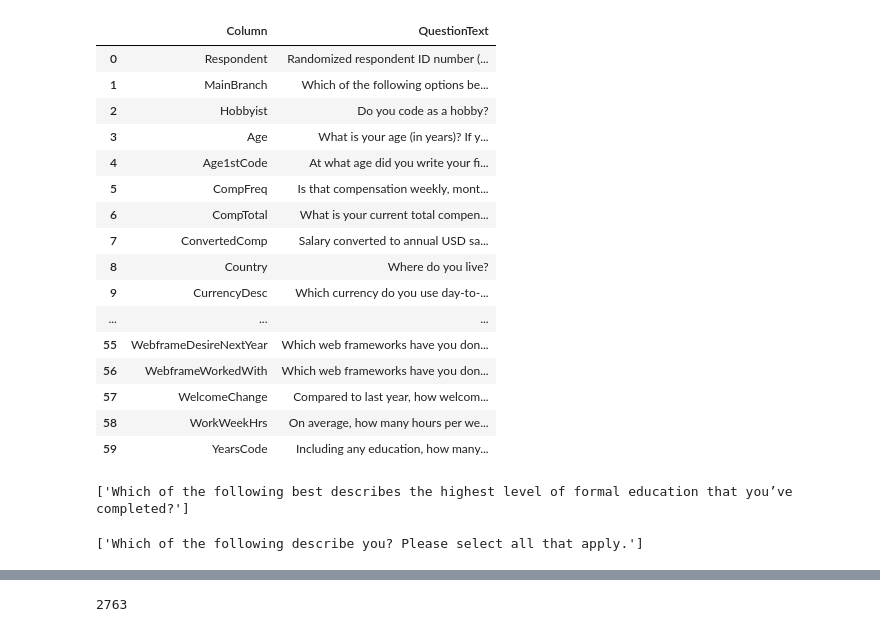
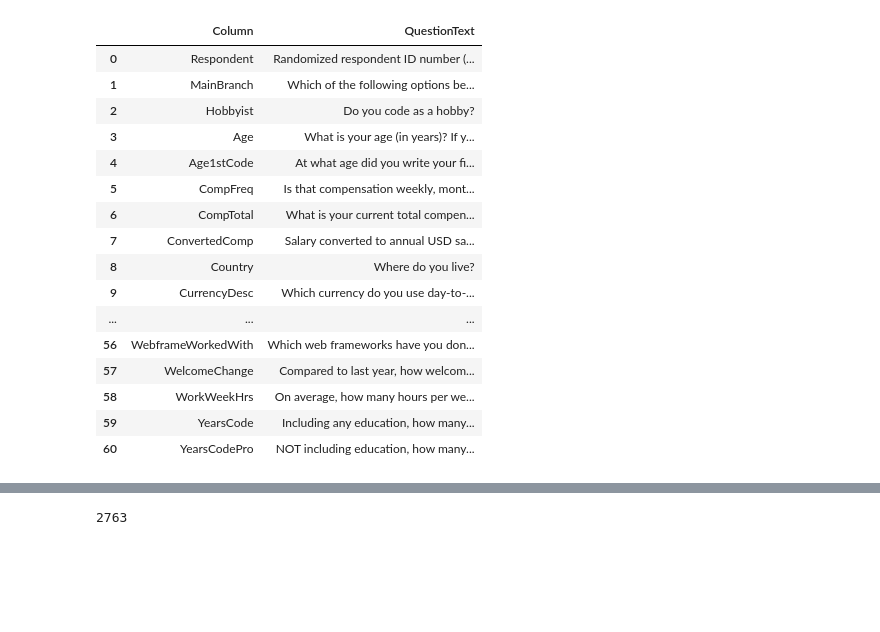
Before and after one commit to iris-theof/developers_survey, a Jupyter notebook: developers_insights.ipynb, the cells around one changed output, grey strips where cells are left out. Saved outputs shown, nothing was run; the diff lists cells and outputs as text; code cells hidden in the pictures; blank space fills up the shorter version.

```diff
--- a/developers_insights.ipynb
+++ b/developers_insights.ipynb
@@ -6,6 +6,9 @@ from collections import defaultdict
 import matplotlib.pyplot as plt
 %matplotlib inline
 
+pd.set_option('display.max_columns', None)
+pd.set_option('display.max_rows', None)
+
 df = pd.read_csv('./survey_results_public.csv')
 df.head(20)
 # %% [output]
@@ -30,32 +32,24 @@ df.head(20)
 # %%
 df2 = pd.read_csv('./survey_results_schema.csv')
-df2.head(60)
+df2.head(61)
 # %% [output]
 |  | Column | QuestionText |
 | 0 | Respondent | Randomized respondent ID number (... |
 | 1 | MainBranch | Which of the following options be... |
 | 2 | Hobbyist | Do you code as a hobby? |
 | 3 | Age | What is your age (in years)? If y... |
 | 4 | Age1stCode | At what age did you write your fi... |
 | 5 | CompFreq | Is that compensation weekly, mont... |
 | 6 | CompTotal | What is your current total compen... |
 | 7 | ConvertedComp | Salary converted to annual USD sa... |
 | 8 | Country | Where do you live? |
 | 9 | CurrencyDesc | Which currency do you use day-to-... |
 | ... | ... | ... |
-| 55 | WebframeDesireNextYear | Which web frameworks have you don... |
 | 56 | WebframeWorkedWith | Which web frameworks have you don... |
 | 57 | WelcomeChange | Compared to last year, how welcom... |
 | 58 | WorkWeekHrs | On average, how many hours per we... |
 | 59 | YearsCode | Including any education, how many... |
+| 60 | YearsCodePro | NOT including education, how many... |
-# %%
-list(df2[df2.Column == 'EdLevel']['QuestionText'])
-# %% [output]
-['Which of the following best describes the highest level of formal education that you’ve completed?']
-# %%
-list(df2[df2.Column == 'DevType']['QuestionText'])
-# %% [output]
-['Which of the following describe you? Please select all that apply.']
 # %%
 df_new = df[(df['Country']=='Germany') & ((df['Gender']=='Man') | (df['Gender']=='Woman')) & ((df['MainBranch']=='I am a developer by profession')|
                                                                                               (df['MainBranch']=='I am not primarily a developer, but I write code sometimes as part of my work'))]
```
Also changed, not shown: parts of 18 cells of this notebook.
